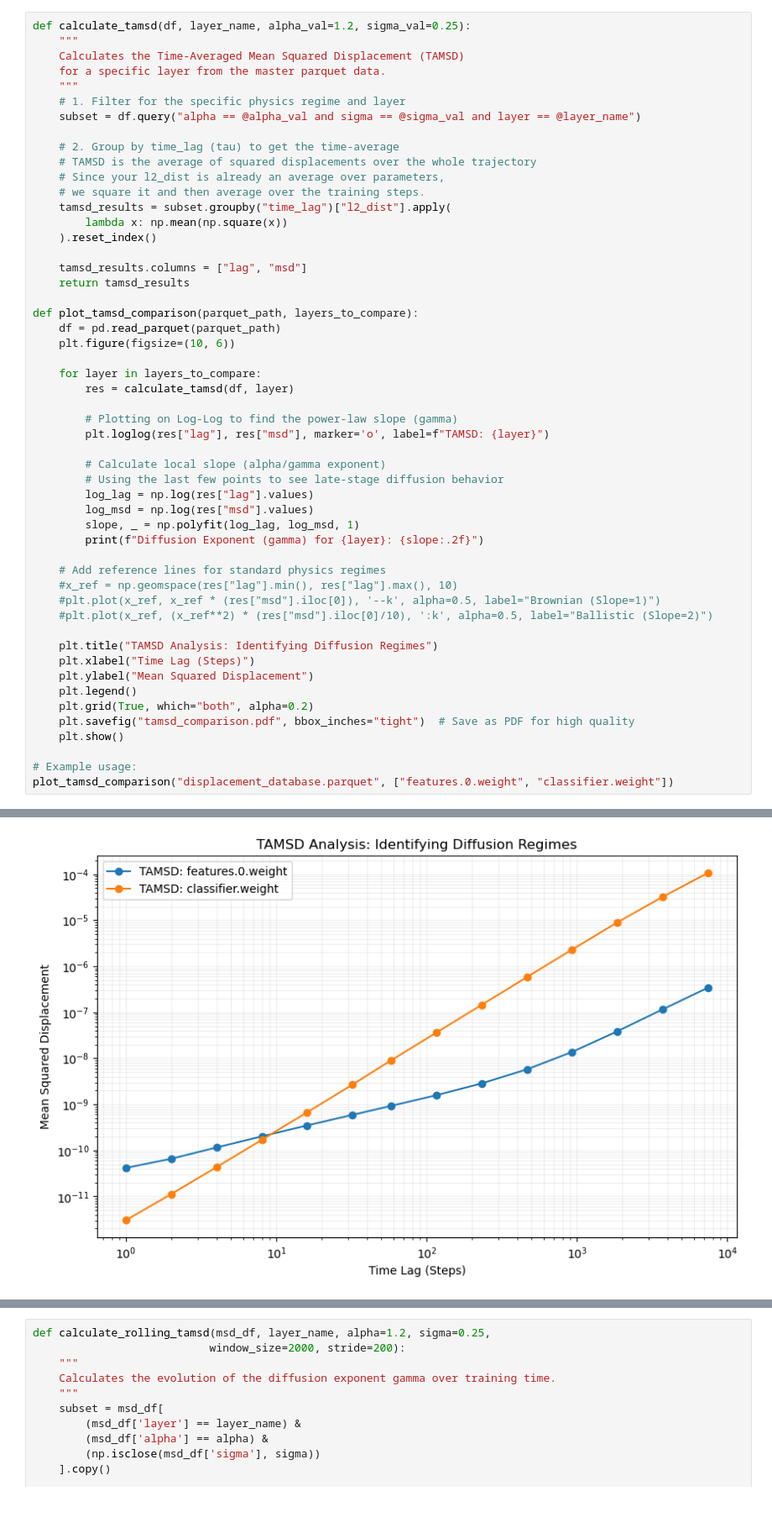
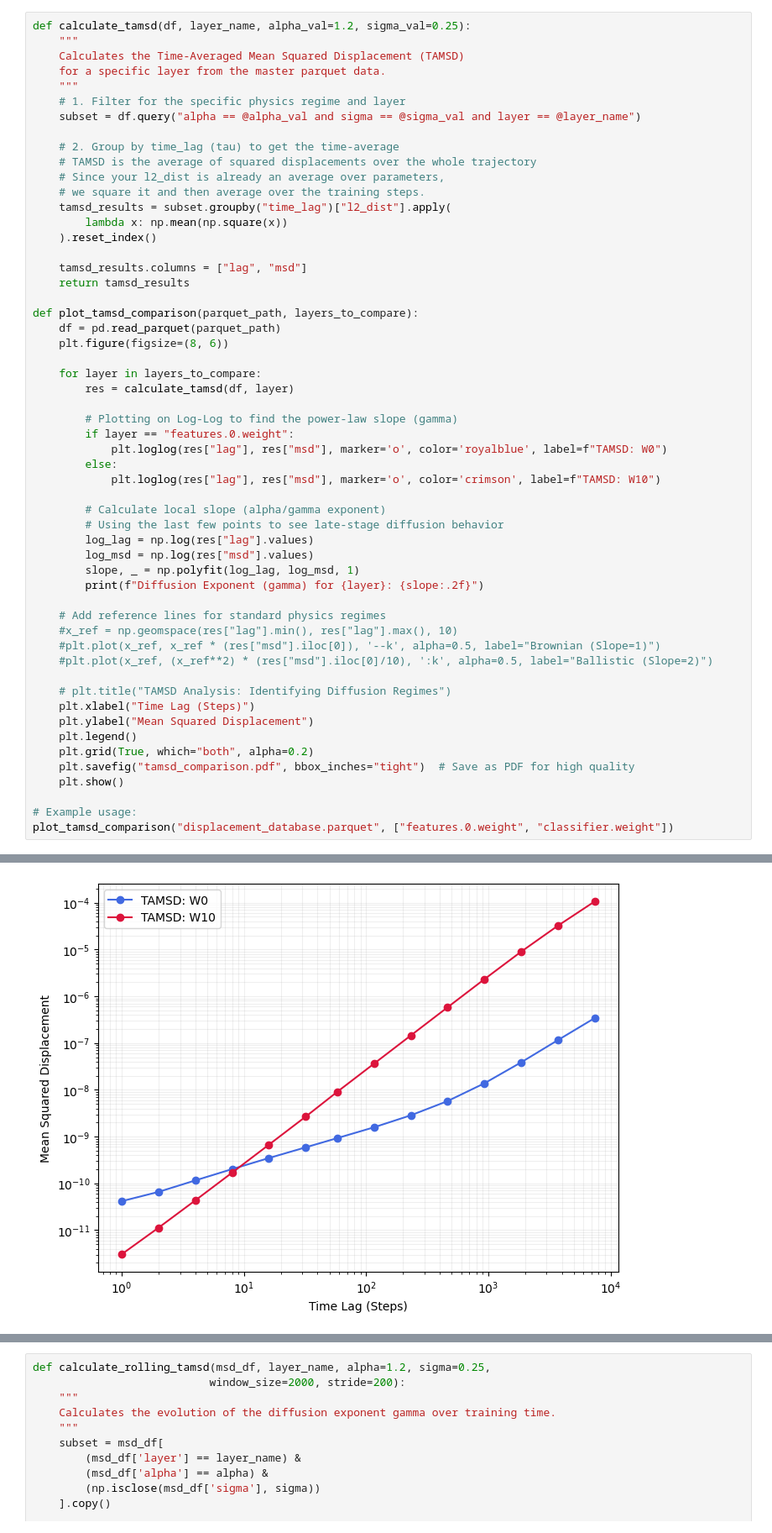
Before and after one commit to YiHaoFromEarth/ht-initialisation-dynamics, a Jupyter notebook: plots.ipynb, the cells around one changed output, grey strips where cells are left out. Shown at 84% size. Drawn from its saved outputs; the diff is of its cells as text; blank space fills up the shorter version.

Commit message:
chore: update and standardise manuscript plots

```diff
--- a/plots.ipynb
+++ b/plots.ipynb
@@ -581,40 +570,43 @@ def calculate_tamsd(df, layer_name, alpha_val=1.2, sigma_val=0.25):
 
 def plot_tamsd_comparison(parquet_path, layers_to_compare):
     df = pd.read_parquet(parquet_path)
-    plt.figure(figsize=(10, 6))
+    plt.figure(figsize=(8, 6))
 
     for layer in layers_to_compare:
         res = calculate_tamsd(df, layer)
 
         # Plotting on Log-Log to find the power-law slope (gamma)
-        plt.loglog(res["lag"], res["msd"], marker='o', label=f"TAMSD: {layer}")
+        if layer == "features.0.weight":
+            plt.loglog(res["lag"], res["msd"], marker='o', color='royalblue', label=f"TAMSD: W0")
+        else:
+            plt.loglog(res["lag"], res["msd"], marker='o', color='crimson', label=f"TAMSD: W10")
 
         # Calculate local slope (alpha/gamma exponent)
         # Using the last few points to see late-stage diffusion behavior
         log_lag = np.log(res["lag"].values)
         log_msd = np.log(res["msd"].values)
         slope, _ = np.polyfit(log_lag, log_msd, 1)
         print(f"Diffusion Exponent (gamma) for {layer}: {slope:.2f}")
 
     # Add reference lines for standard physics regimes
     #x_ref = np.geomspace(res["lag"].min(), res["lag"].max(), 10)
     #plt.plot(x_ref, x_ref * (res["msd"].iloc[0]), '--k', alpha=0.5, label="Brownian (Slope=1)")
     #plt.plot(x_ref, (x_ref**2) * (res["msd"].iloc[0]/10), ':k', alpha=0.5, label="Ballistic (Slope=2)")
 
-    plt.title("TAMSD Analysis: Identifying Diffusion Regimes")
+    # plt.title("TAMSD Analysis: Identifying Diffusion Regimes")
     plt.xlabel("Time Lag (Steps)")
     plt.ylabel("Mean Squared Displacement")
     plt.legend()
     plt.grid(True, which="both", alpha=0.2)
     plt.savefig("tamsd_comparison.pdf", bbox_inches="tight")  # Save as PDF for high quality
     plt.show()
 
 # Example usage:
 plot_tamsd_comparison("displacement_database.parquet", ["features.0.weight", "classifier.weight"])
 # %% [output]
 Diffusion Exponent (gamma) for features.0.weight: 0.97
 Diffusion Exponent (gamma) for classifier.weight: 1.97
-[figure, old version]
+[figure, new version]
 # %%
 def calculate_tamsd_windowed(df, layer_name, window_range, alpha_val=1.2, sigma_val=0.25):
     """
```
Also changed, not shown: parts of 4 cells of this notebook, 7 other files.
